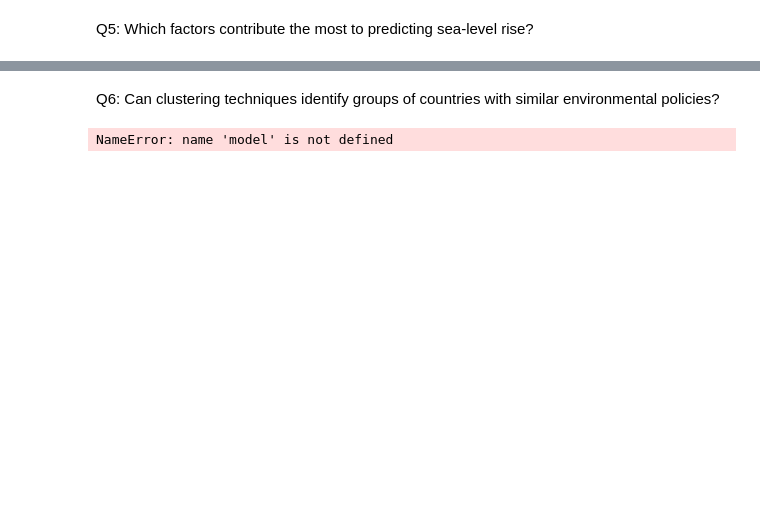
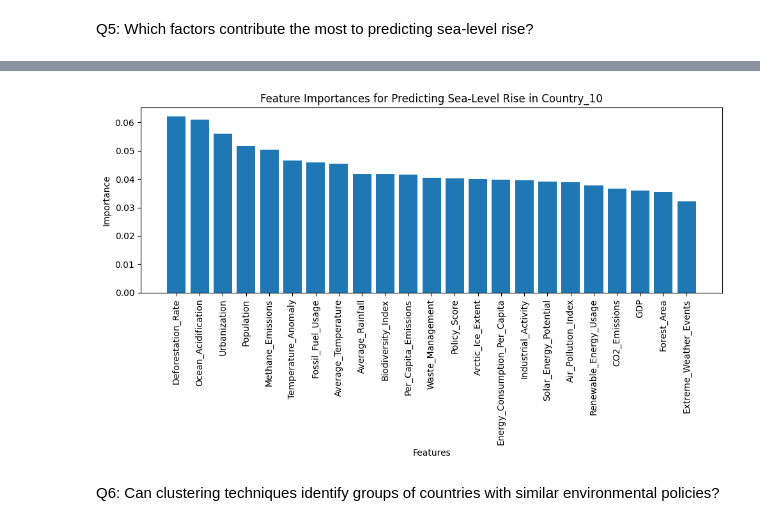
Before and after one commit to CaptDon71/project_4_machine_learning, a Jupyter notebook: data_preprocessing_BRANDON.ipynb, the cells around one changed output, grey strips where cells are left out. Saved outputs shown, nothing was run; the diff lists cells and outputs as text; code cells hidden in the pictures; blank space fills up the shorter version.

```diff
--- a/data_preprocessing_BRANDON.ipynb
+++ b/data_preprocessing_BRANDON.ipynb
@@ -147,14 +238,39 @@ plt.show()
+# %%
+# Filter data for Country_10
+country_data = gw_df[gw_df['Country'] == 'Country_10']
+
+# Drop non-numeric and non-relevant columns
+X = country_data.drop(['Country', 'Year', 'Sea_Level_Rise'], axis=1)
+y = country_data['Sea_Level_Rise']
+
+# Handle missing values if necessary
+X.fillna(X.mean(), inplace=True)
+
+# Standardize features
+scaler = StandardScaler()
+X_scaled = scaler.fit_transform(X)
+
+# Split data into training and testing sets
+X_train, X_test, y_train, y_test = train_test_split(X_scaled, y, test_size=0.2, random_state=42)
+
+# Initialize and train RandomForestRegressor
+model = RandomForestRegressor(n_estimators=100, random_state=42)
+model.fit(X_train, y_train)
+
+# Get feature importances
+importances = model.feature_importances_
+indices = np.argsort(importances)[::-1]  # Sort feature importances in descending order
+
+# Plot feature importances
+plt.figure(figsize=(10, 6))
+plt.title('Feature Importances for Predicting Sea-Level Rise in Country_10')
+plt.bar(range(X.shape[1]), importances[indices], align='center')
+plt.xticks(range(X.shape[1]), X.columns[indices], rotation=90)
+plt.xlabel('Features')
+plt.ylabel('Importance')
+plt.tight_layout()
+plt.show()
+# %% [output]
+[figure, added]
 # %% [markdown]
 Q6: Can clustering techniques identify groups of countries with similar environmental policies?
-# %%
-# Generate predictions (assuming trained model)
-# Assuming X contains relevant policy indicators
-kmeans = KMeans(n_clusters=3, random_state=42)
-df['Cluster'] = kmeans.fit_predict(X)
-
-# Scatter plot
-sns.scatterplot(x=df['Policy_Indicator1'], y=df['Policy_Indicator2'], hue=df['Cluster'], palette='viridis')
-plt.title("Clustering Countries Based on Environmental Policies")
-plt.show()
-# %% [output]
-NameError: name 'model' is not defined
```
Also changed, not shown: parts of 8 cells of this notebook, 2 other files.
